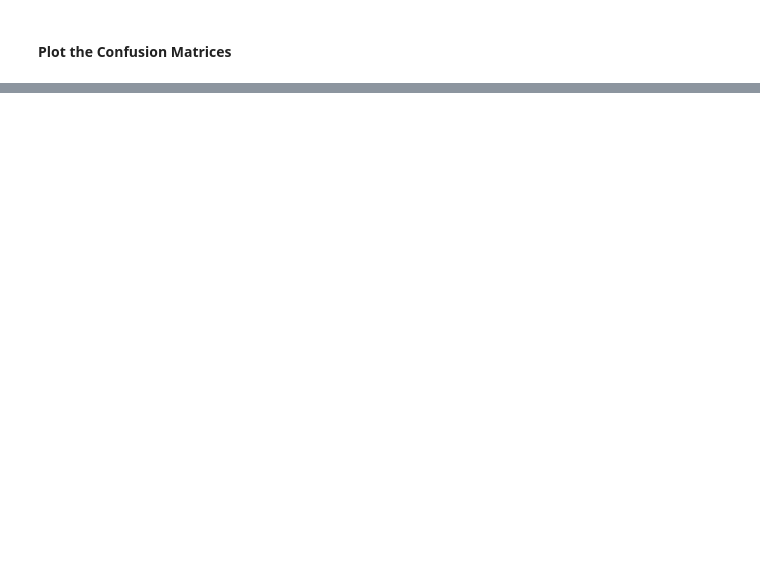
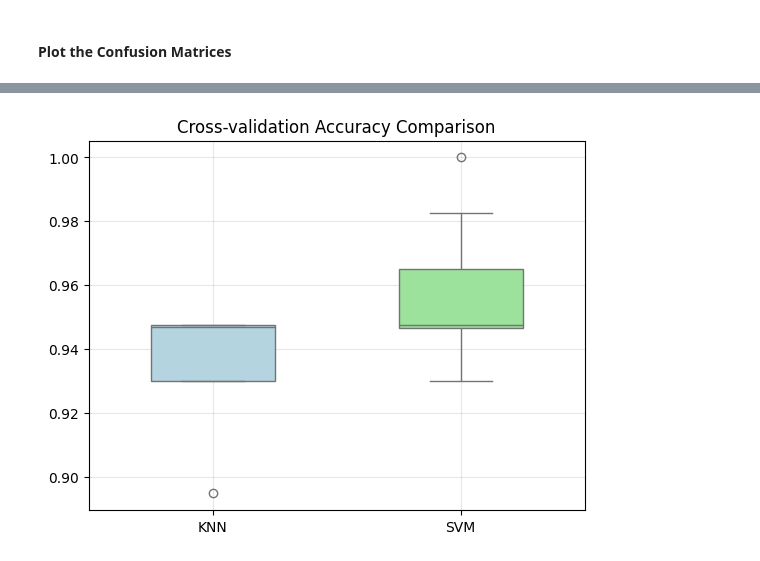
Before and after one commit to azharfachrezi/data-science-lab, a Jupyter notebook: Machine Learning/Evaluating and Validating/evaluating_classification_models.ipynb, the cells around one changed output, grey strips where cells are left out. Drawn from its saved outputs; the diff is of its cells as text; code cells hidden in the pictures; blank space fills up the shorter version.

```diff
--- a/Machine Learning/Evaluating and Validating/evaluating_classification_models.ipynb
+++ b/Machine Learning/Evaluating and Validating/evaluating_classification_models.ipynb
@@ -199,0 +318,20 @@ sns.heatmap(conf_matrix_knn, annot=True, fmt='d', cmap='Blues', ax=axes[0],
+# %%
+from sklearn.model_selection import cross_val_score
+
+# run 10 -fold Cross-Validation
+# We use the whole dataset (X, y) becuase the function handles the splitting
+cv_scores_svm = cross_val_score(svm, X_noisy, y, cv=10, n_jobs=-1)
+
+print("SVM Cross-Validation Results")
+print(f"Scores for each fold: \n{cv_scores_svm}")
+print(f"\nAverage CV Accuracy: {cv_scores_svm.mean():.4f}")
+print(f"Standard Deviation: {cv_scores_svm.std():.4f}")
+
+print('-' * 50)
+
+cv_scores_knn = cross_val_score(knn, X_noisy, y, cv=10, n_jobs=-1)
+
+print("KNN Cross-Validation Results")
+print(f"Scores for each fold: \n{cv_scores_knn}")
+print(f"\nAverage CV Accuracy: {cv_scores_knn.mean():.4f}")
+print(f"Standard Deviation: {cv_scores_knn.std():.4f}")
@@ -199,0 +354,10 @@ sns.heatmap(conf_matrix_knn, annot=True, fmt='d', cmap='Blues', ax=axes[0],
+# %%
+# BOX PLOT
+sns.boxplot([cv_scores_knn, cv_scores_svm], palette=["lightblue", "lightgreen"],
+            width=0.5)
+plt.xticks([0,1], ['KNN', 'SVM'])
+plt.title("Cross-validation Accuracy Comparison")
+plt.grid(alpha=0.3)
+plt.show()
+# %% [output]
+[figure, added]
```
Also changed, not shown: parts of 15 cells of this notebook.
